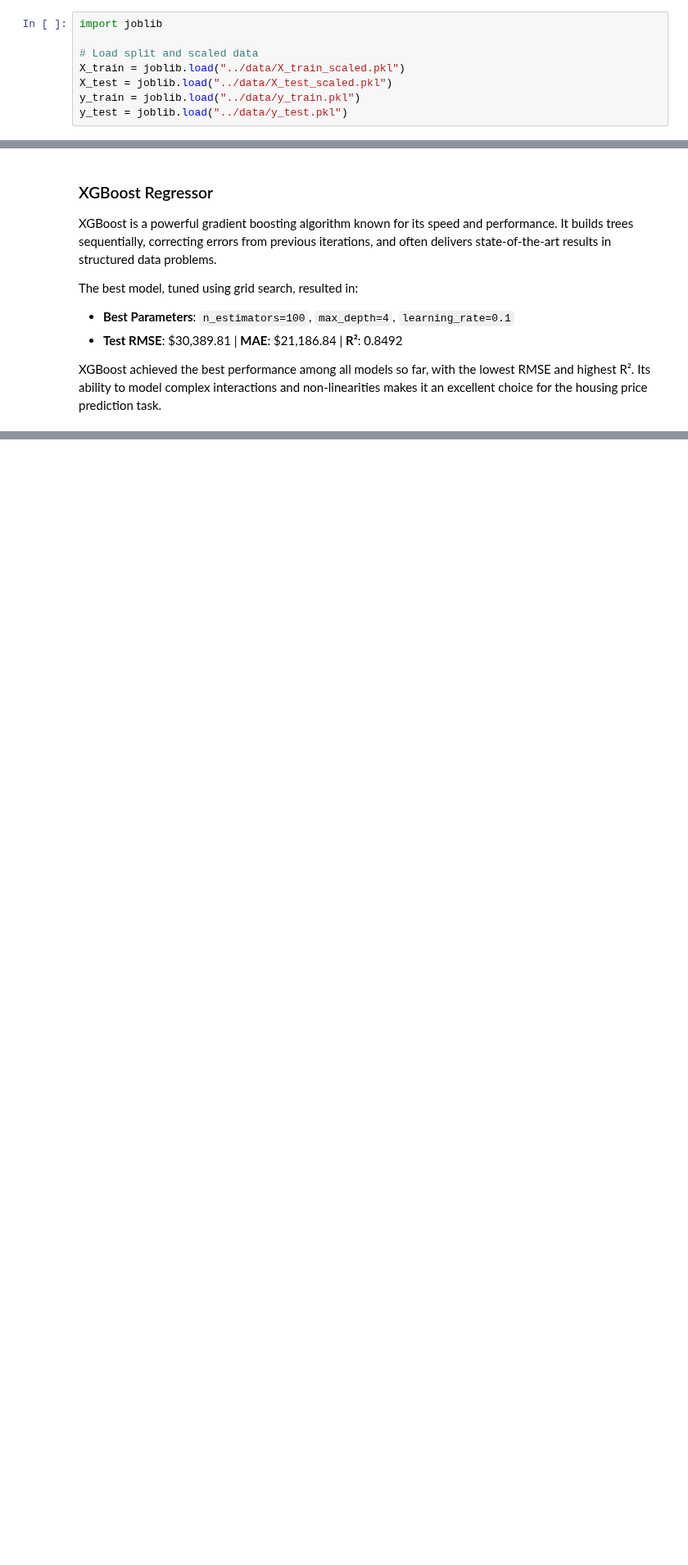
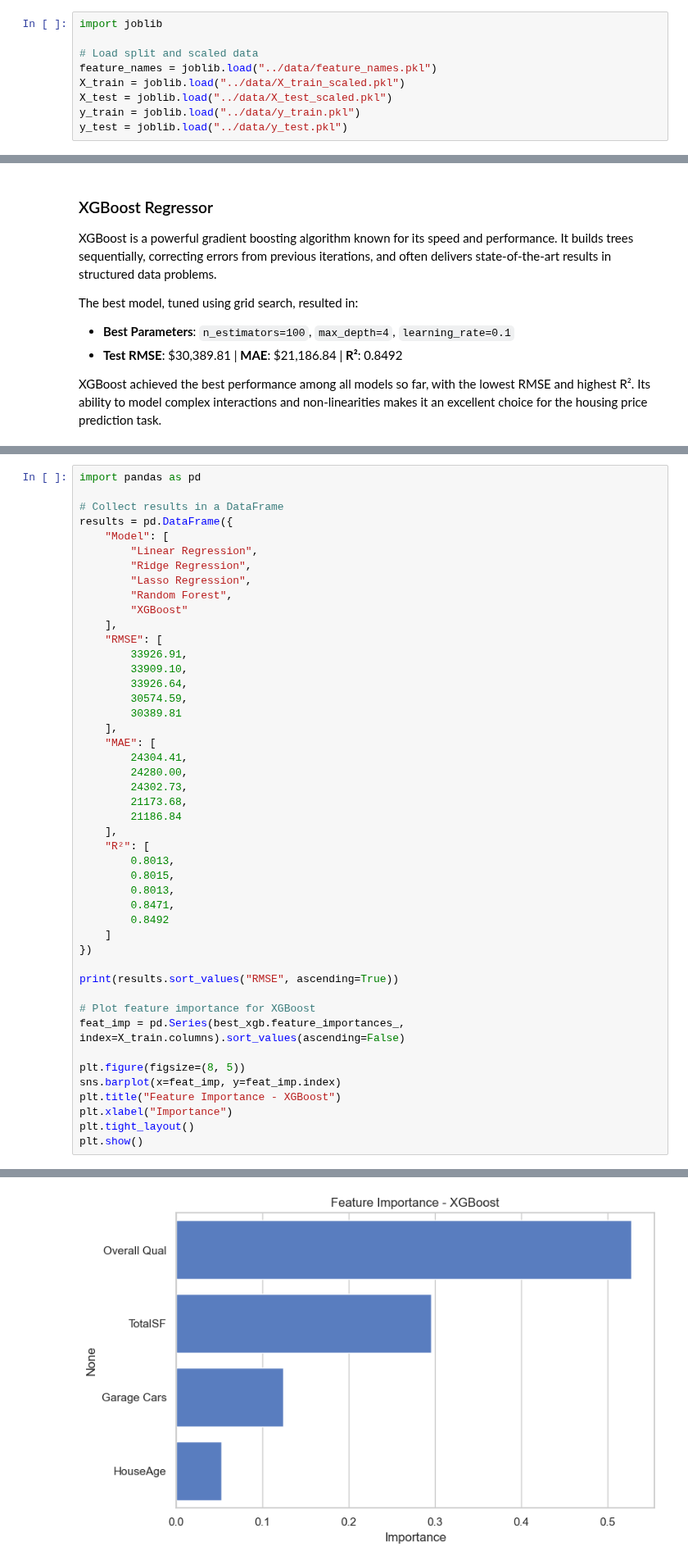
Before and after one commit to iluvcoding123/housing-price-predictor, a Jupyter notebook: notebooks/3_modeling.ipynb, the cells around one changed output, grey strips where cells are left out. Shown at 82% size. Cells and saved outputs as stored; diff of their text form; blank space fills up the shorter version.

```diff
--- a/notebooks/3_modeling.ipynb
+++ b/notebooks/3_modeling.ipynb
@@ -16,6 +16,7 @@ The target variable is:
 import joblib
 
 # Load split and scaled data
+feature_names = joblib.load("../data/feature_names.pkl")
 X_train = joblib.load("../data/X_train_scaled.pkl")
 X_test = joblib.load("../data/X_test_scaled.pkl")
 y_train = joblib.load("../data/y_train.pkl")
@@ -285,0 +289,47 @@ XGBoost achieved the best performance among all models so far, with the lowest R
+# %%
+import pandas as pd
+
+# Collect results in a DataFrame
+results = pd.DataFrame({
+    "Model": [
+        "Linear Regression",
+        "Ridge Regression",
+        "Lasso Regression",
+        "Random Forest",
+        "XGBoost"
+    ],
+    "RMSE": [
+        33926.91,
+        33909.10,
+        33926.64,
+        30574.59,
+        30389.81
+    ],
+    "MAE": [
+        24304.41,
+        24280.00,
+        24302.73,
+        21173.68,
+        21186.84
+    ],
+    "R²": [
+        0.8013,
+        0.8015,
+        0.8013,
+        0.8471,
+        0.8492
+    ]
+})
+
+print(results.sort_values("RMSE", ascending=True))
+
+# Plot feature importance for XGBoost
+feat_imp = pd.Series(best_xgb.feature_importances_, index=X_train.columns).sort_values(ascending=False)
+
+plt.figure(figsize=(8, 5))
+sns.barplot(x=feat_imp, y=feat_imp.index)
+plt.title("Feature Importance - XGBoost")
+plt.xlabel("Importance")
+plt.tight_layout()
+plt.show()
+# %% [output]
@@ -285,0 +342 @@ XGBoost achieved the best performance among all models so far, with the lowest R
+[figure, added]
```
Also changed, not shown: parts of 5 cells of this notebook, 1 other file.
